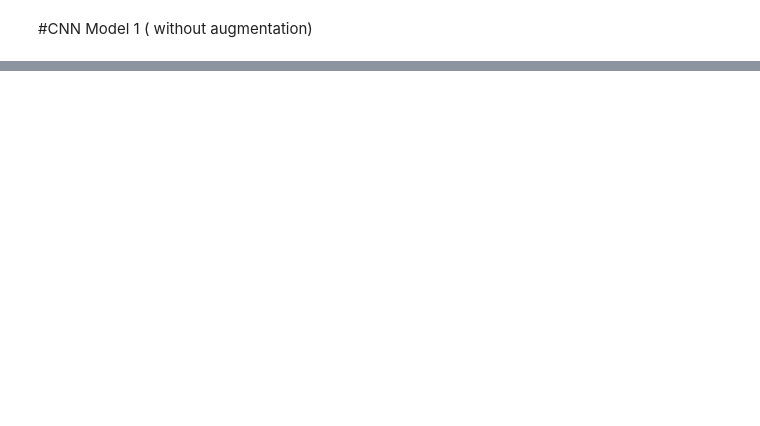
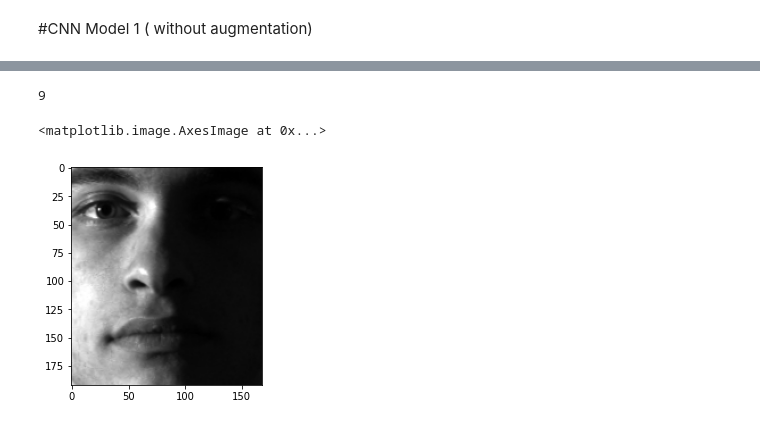
Before and after one commit to Ahmed-Shatla/Detect-Person-Class-from-imges-CroppedYale-Faces-Dataset, a Jupyter notebook: Detect_Person_Class(Collage_project).ipynb, the cells around one changed output, grey strips where cells are left out. Drawn from its saved outputs; the diff is of its cells as text; code cells hidden in the pictures; blank space fills up the shorter version.

```diff
--- a/Detect_Person_Class(Collage_project).ipynb
+++ b/Detect_Person_Class(Collage_project).ipynb
@@ -65,0 +61,6 @@ images[1].shape
+# %%
+X_train, X_test, y_train, y_test =train_test_split(images,y,test_size=0.1,shuffle=True,random_state=1)
+X_train = np.array(X_train)
+X_test = np.array(X_test)
+y_train = np.array(y_train)
+y_test = np.array(y_test)
@@ -143,0 +165,10 @@ history = model.fit_generator(trainG,
+# %%
+m = np.argmax(y_pred[0])
+m
+# %% [output]
+9
+# %%
+plt.imshow(X_test[9])
+# %% [output]
+<matplotlib.image.AxesImage at 0x...>
+[figure, added]
```
Also changed, not shown: parts of 23 cells of this notebook.
